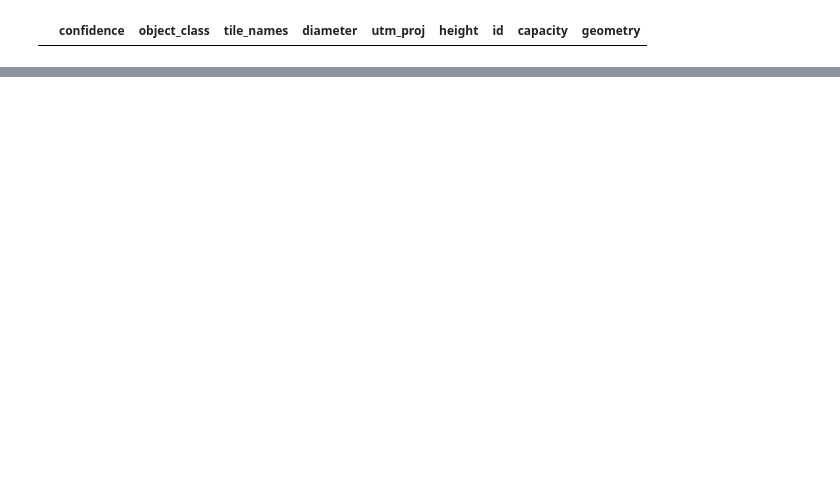
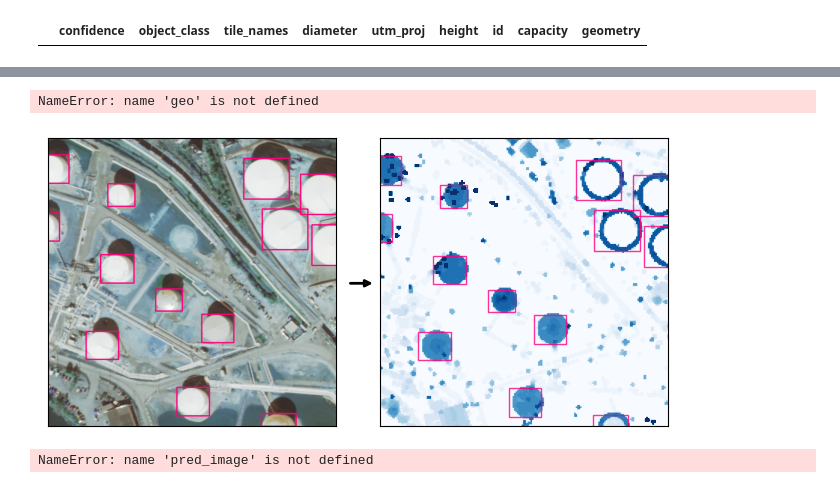
Before and after one commit to celinerobi/ast_object_detection_public, a Jupyter notebook: height_estimation_plot.ipynb, the cells around one changed output, grey strips where cells are left out. Drawn from its saved outputs; the diff is of its cells as text; code cells hidden in the pictures; blank space fills up the shorter version.

```diff
--- a/height_estimation_plot.ipynb
+++ b/height_estimation_plot.ipynb
@@ -130,0 +255,4 @@ compiled_predicted_tank
+# %%
+geo
+# %% [output]
+NameError: name 'geo' is not defined
@@ -130,0 +262,45 @@ compiled_predicted_tank
+# %%
+box_colors_norm = [(255/255, 0, 124/255, 0.8),(132/255, 0, 255/255, 0.8),(0, 60/255, 255/255, 0.8)]
+# %%
+hag_raster = rasterio.open('/hpc/home/csr33/hag_img.tif')
+hag_img = hag_raster.read()
+
+fig, axes = plt.subplots(nrows=1,ncols=2, figsize=(8,4))
+
+axes[0].imshow(pred_image)
+#axes[0].set_axis_off()
+axes[0].set_xticks([])
+axes[0].set_yticks([])
+ax = axes[1]
+#ax.add_patch(Rectangle((0.1, 0.1), 0.1, 0.1, fill=False, edgecolor='red', linewidth=2))
+boxes = result[0].boxes
+for box in boxes:
+    class_number = box.cls.cpu().detach().tolist()[0]
+    class_name = class_name_dict[class_number]
+    class_color = box_colors_norm[int(class_number)]
+    ten_box = box.xyxyn.cpu().detach()*192
+    xmin, ymin, xmax, ymax = ten_box.tolist()[0]
+    w = xmax - xmin
+    h = ymax - ymin
+    ax.add_patch(Rectangle((xmin, ymin), w, h, fill=False,zorder=2, linewidth=1, edgecolor=class_color))
+ax.imshow(hag_img.squeeze()[:192,:192], cmap="Blues", vmin=0, vmax=20, zorder=1)
+#axes[1].set_axis_off()
+
+con = ConnectionPatch(
+    xyA = (-20,193/2), coordsA = axes[1].transData,
+    xyB = (-5,193/2), coordsB = axes[1].transData,
+    arrowstyle ="-|>")
+con.set_linewidth(2)
+axes[1].add_artist(con)
+axes[1].set_xticks([])
+axes[1].set_yticks([])
+plt.subplots_adjust(wspace=0.15, hspace=0.1)
+
+plt.show()
+fig.savefig("/hpc/home/csr33/ast_object_detection/fig/predictions_to_height_estimation.jpg", dpi=900, pad_inches=0.2)
+# %% [output]
+[figure, added]
+# %%
+pred_image
+# %% [output]
+NameError: name 'pred_image' is not defined
```
Also changed, not shown: parts of 18 cells of this notebook, 13 other files.
